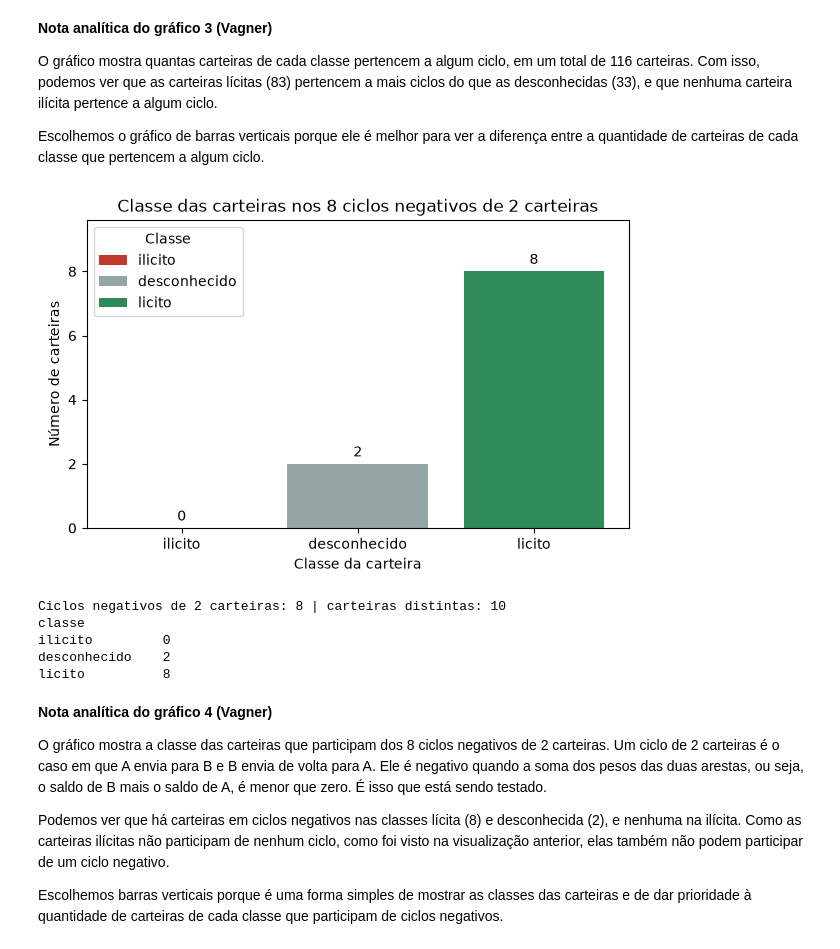
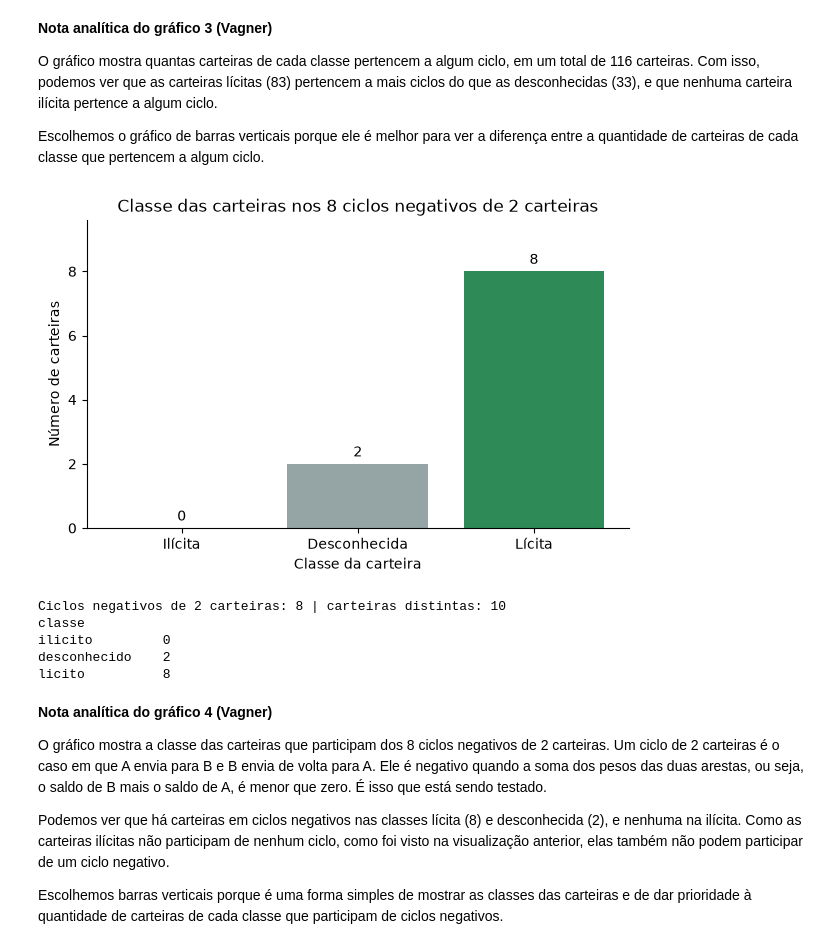
Before and after one commit to davimqz/Projetos-Grafos, a Jupyter notebook: notebooks/avd/01_exploratoria.ipynb, the cells around one changed output. Cells and saved outputs as stored; diff of their text form; code cells hidden in the pictures.

```diff
--- a/notebooks/avd/01_exploratoria.ipynb
+++ b/notebooks/avd/01_exploratoria.ipynb
@@ -713,4 +713,10 @@ import numpy as np
 
 ORDEM = ["ilicito", "desconhecido", "licito"]
 CORES = {"ilicito": "#c0392b", "desconhecido": "#95a5a6", "licito": "#2e8b57"}
+NOMES = {"ilicito": "Ilícita", "desconhecido": "Desconhecida", "licito": "Lícita"}
+
+# [IA] Claude Code – limpeza visual (fechamento da Gestalt e data-ink de Tufte), a pedido do Vagner
+def limpar(ax):
+    for lado in ("top", "right"):
+        ax.spines[lado].set_visible(False)
 # %%
@@ -847,31 +853,31 @@ O gráfico mostra quantas carteiras de cada classe pertencem a algum ciclo, em u
 
 Escolhemos o gráfico de barras verticais porque ele é melhor para ver a diferença entre a quantidade de carteiras de cada classe que pertencem a algum ciclo.
 # %%
-# [IA] Claude Code – código do gráfico 4 (ideia escolhida pelo Vagner: barras verticais com a classe das carteiras nos ciclos negativos de 2 carteiras)
+# [IA] Claude Code – código do gráfico 4 (ideia escolhida pelo Vagner: barras verticais com a classe das carteiras nos ciclos negativos de 2 carteiras); limpeza visual a pedido do Vagner (sem bordas de cima e da direita, sem legenda repetida, nomes com acento)
 # Ciclo de 2 carteiras: existem A → B e B → A. Ele é negativo quando a soma dos dois pesos é menor que zero.
 peso_par = dict(zip(zip(arestas["origem"], arestas["destino"]), arestas["peso"]))
 ciclos_neg = pd.DataFrame(
     [(a, b, peso_par[(a, b)] + peso_par[(b, a)])
      for (a, b) in peso_par if (b, a) in peso_par and a < b and peso_par[(a, b)] + peso_par[(b, a)] < 0],
     columns=["carteira_a", "carteira_b", "peso_ciclo"],
 )
 carteiras_ciclo_neg = pd.unique(ciclos_neg[["carteira_a", "carteira_b"]].values.ravel())
 qtd_por_classe = classe.loc[carteiras_ciclo_neg].value_counts().reindex(ORDEM, fill_value=0)
 
 fig, ax = plt.subplots(figsize=(7, 4))
-barras = ax.bar(ORDEM, qtd_por_classe, color=[CORES[c] for c in ORDEM], label=ORDEM)
+barras = ax.bar([NOMES[c] for c in ORDEM], qtd_por_classe, color=[CORES[c] for c in ORDEM])
 ax.bar_label(barras, padding=3)
 ax.set_ylim(0, max(qtd_por_classe.max() * 1.2, 1))
 ax.set_title(f"Classe das carteiras nos {len(ciclos_neg)} ciclos negativos de 2 carteiras")
 ax.set_xlabel("Classe da carteira")
 ax.set_ylabel("Número de carteiras")
-ax.legend(title="Classe", loc="upper left")
+limpar(ax)
 plt.savefig(SAIDA + "exploratoria_4.png", dpi=150, bbox_inches="tight")
 plt.show()
 print("Ciclos negativos de 2 carteiras:", len(ciclos_neg), "| carteiras distintas:", len(carteiras_ciclo_neg))
 print(qtd_por_classe.to_string())
 # %% [output]
-[figure, old version]
+[figure, new version]
 Ciclos negativos de 2 carteiras: 8 | carteiras distintas: 10
 classe
 ilicito         0
```
Also changed, not shown: parts of 5 cells of this notebook, 7 other files.
